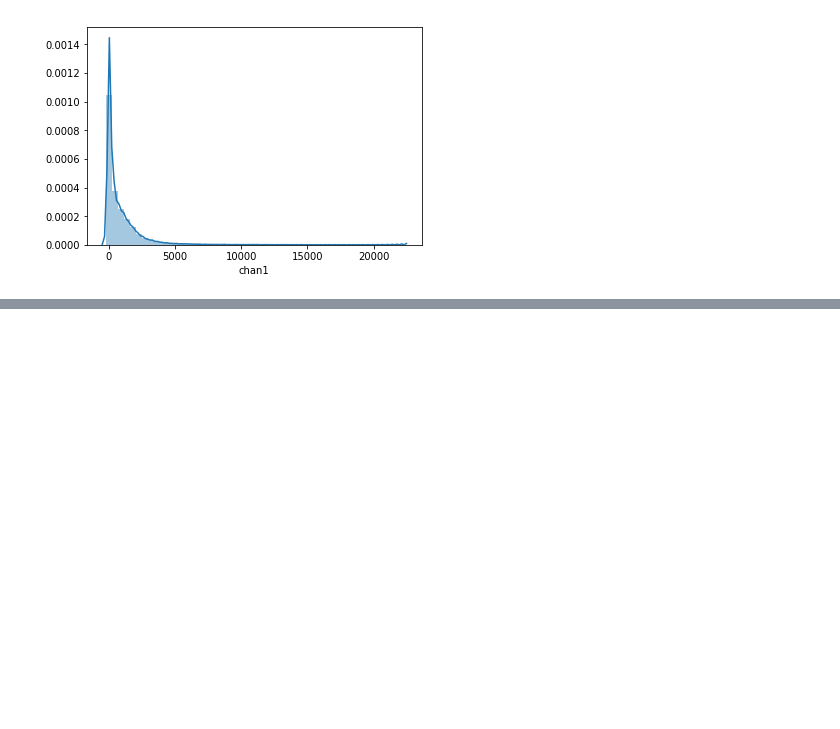
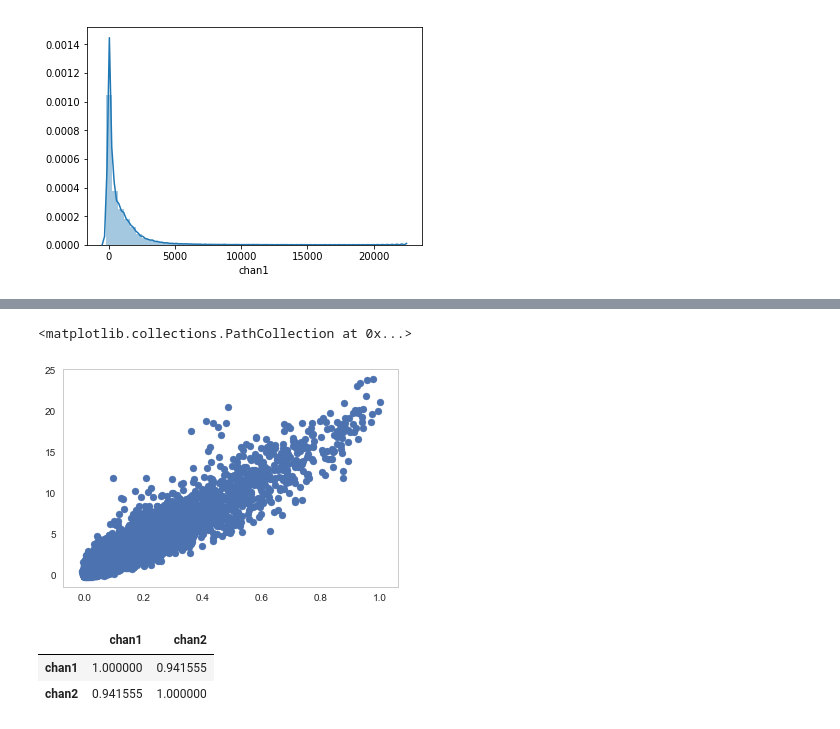
Before and after one commit to plinders/pyColocalizer, a Jupyter notebook: pyColocalizer.ipynb, the cells around one changed output, grey strips where cells are left out. Cells and saved outputs as stored; diff of their text form; code cells hidden in the pictures; blank space fills up the shorter version.

```diff
--- a/pyColocalizer.ipynb
+++ b/pyColocalizer.ipynb
@@ -62,0 +121,11 @@ sns.distplot(df["chan1"].dropna(), )
+# %%
+plt.scatter(df_norm["chan2"].dropna(), y_pred2)
+# %% [output]
+<matplotlib.collections.PathCollection at 0x...>
+[figure, added]
+# %%
+df_norm.dropna().corr()
+# %% [output]
+|  | chan1 | chan2 |
+| chan1 | 1.000000 | 0.941555 |
+| chan2 | 0.941555 | 1.000000 |
```
Also changed, not shown: parts of 22 cells of this notebook.
